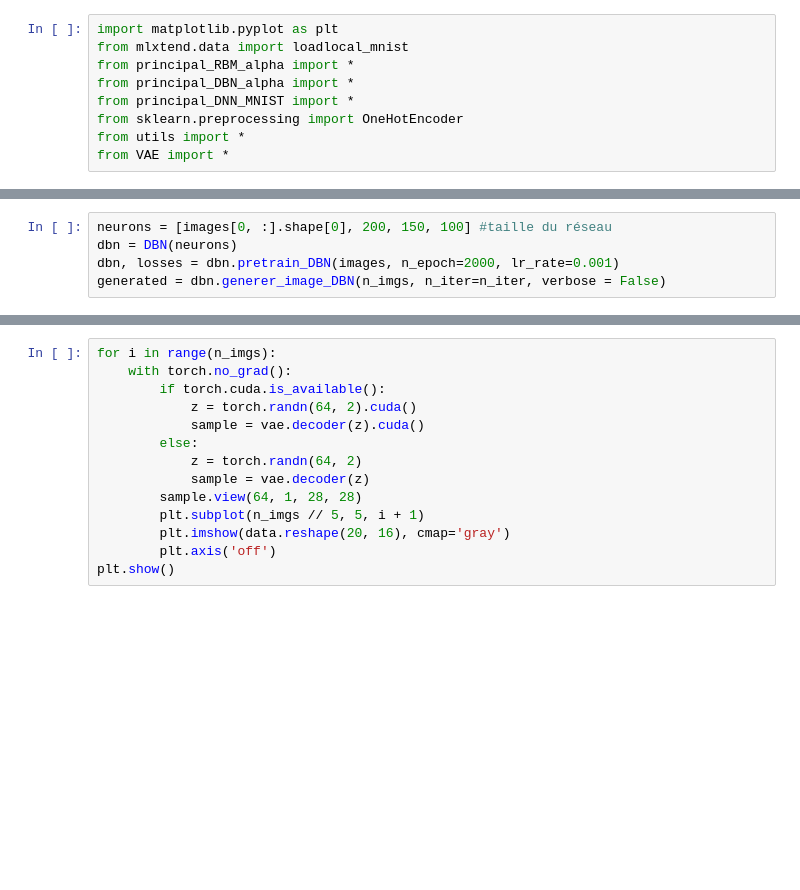
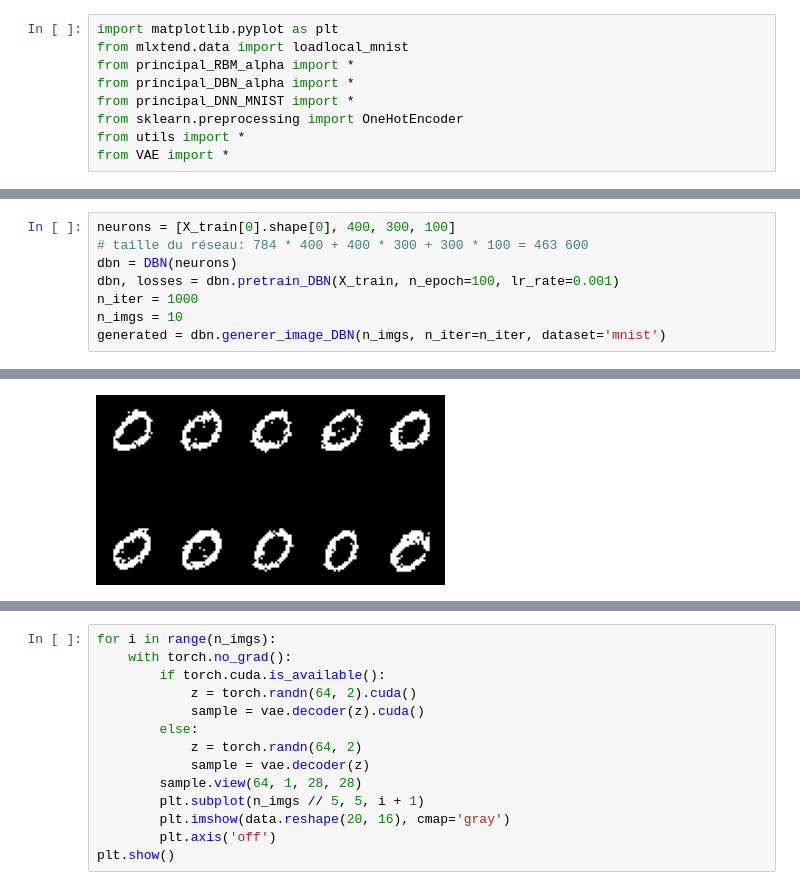
Before and after one commit to vdelale/Deep-Learning-II---Master-DS, a Jupyter notebook: Comparaison_generation_VAE.ipynb, the cells around one changed output, grey strips where cells are left out. Saved outputs shown, nothing was run; the diff lists cells and outputs as text; blank space fills up the shorter version.

```diff
--- a/Comparaison_generation_VAE.ipynb
+++ b/Comparaison_generation_VAE.ipynb
@@ -29,5 +53,9 @@ RBM_trained.generer_image_RBM(n_imgs, n_iter)
 # %%
-neurons = [images[0, :].shape[0], 200, 150, 100] #taille du réseau
+neurons = [X_train[0].shape[0], 400, 300, 100]
+# taille du réseau: 784 * 400 + 400 * 300 + 300 * 100 = 463 600
 dbn = DBN(neurons)
-dbn, losses = dbn.pretrain_DBN(images, n_epoch=2000, lr_rate=0.001)
-generated = dbn.generer_image_DBN(n_imgs, n_iter=n_iter, verbose = False)
+dbn, losses = dbn.pretrain_DBN(X_train, n_epoch=100, lr_rate=0.001)
+n_iter = 1000
+n_imgs = 10
+generated = dbn.generer_image_DBN(n_imgs, n_iter=n_iter, dataset='mnist')
+# %% [output]
@@ -34,2 +80,3 @@ generated = dbn.generer_image_DBN(n_imgs, n_iter=n_iter, verbose = False)
+[figure, added]
 # %%
 # build model
```
Also changed, not shown: parts of 5 cells of this notebook, 4 other files.
